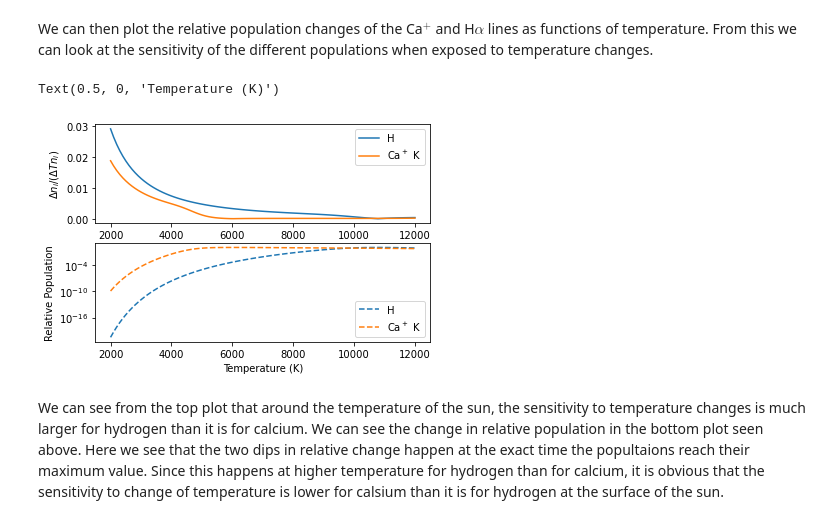
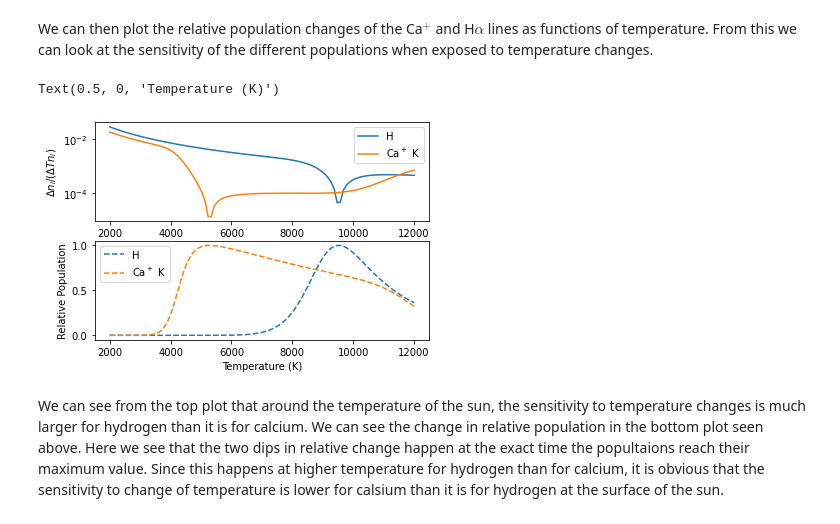
Before and after one commit to meudnaes/AST4310, a Jupyter notebook: project1.ipynb, the cells around one changed output. Drawn from its saved outputs; the diff is of its cells as text; code cells hidden in the pictures.

```diff
--- a/project1.ipynb
+++ b/project1.ipynb
@@ -269,33 +269,33 @@ We can then plot the relative population changes of the Ca$^+$ and H$\alpha$ lin
 # %%
 temp = np.linspace(2000, 12000, 100) * units.Kelvin
 
 dT = 1 * units.Kelvin
 
 n_ca1 = ca_atom.compute_populations(temp, e_press)[1, 0]
 n_ca2 = ca_atom.compute_populations(temp - dT, e_press)[1, 0]
 
 diff_ca = (n_ca1 - n_ca2) / (dT * n_ca1)
 
 n_h1 = h_atom.compute_populations(temp, e_press)[0, 1]
 n_h2 = h_atom.compute_populations(temp - dT, e_press)[0, 1]
 
 diff_h = (n_h1 - n_h2) / (dT * n_h1)
 
 fig, ax = plt.subplots(nrows = 2)
 ax[0].plot(temp, np.abs(diff_h), label = r"H")
 ax[0].plot(temp, np.abs(diff_ca), label = r"Ca$^+$ K")
+ax[0].set_yscale("log")
 ax[0].legend()
 ax[0].set_ylabel(r"$\Delta n_i / (\Delta T n_i)$")
 
 ax[1].plot(temp, n_h1 / n_h1.max(), "--", label = r"H")
 ax[1].plot(temp, n_ca1 / n_ca1.max(), "--", label = r"Ca$^+$ K")
-ax[1].set_yscale("log")
 ax[1].legend()
 ax[1].set_ylabel("Relative Population")
 ax[1].set_xlabel("Temperature (K)")
 # %% [output]
 Text(0.5, 0, 'Temperature (K)')
-[figure, old version]
+[figure, new version]
 # %% [markdown]
 We can see from the top plot that around the temperature of the sun, the sensitivity to temperature changes is much larger for hydrogen than it is for calcium. We can see the change in relative population in the bottom plot seen above. Here we see that the two dips in relative change happen at the exact time the popultaions reach their maximum value. Since this happens at higher temperature for hydrogen than for calcium, it is obvious that the sensitivity to change of temperature is lower for calsium than it is for hydrogen at the surface of the sun.
 # %%
```
Also changed, not shown: parts of 5 cells of this notebook.
